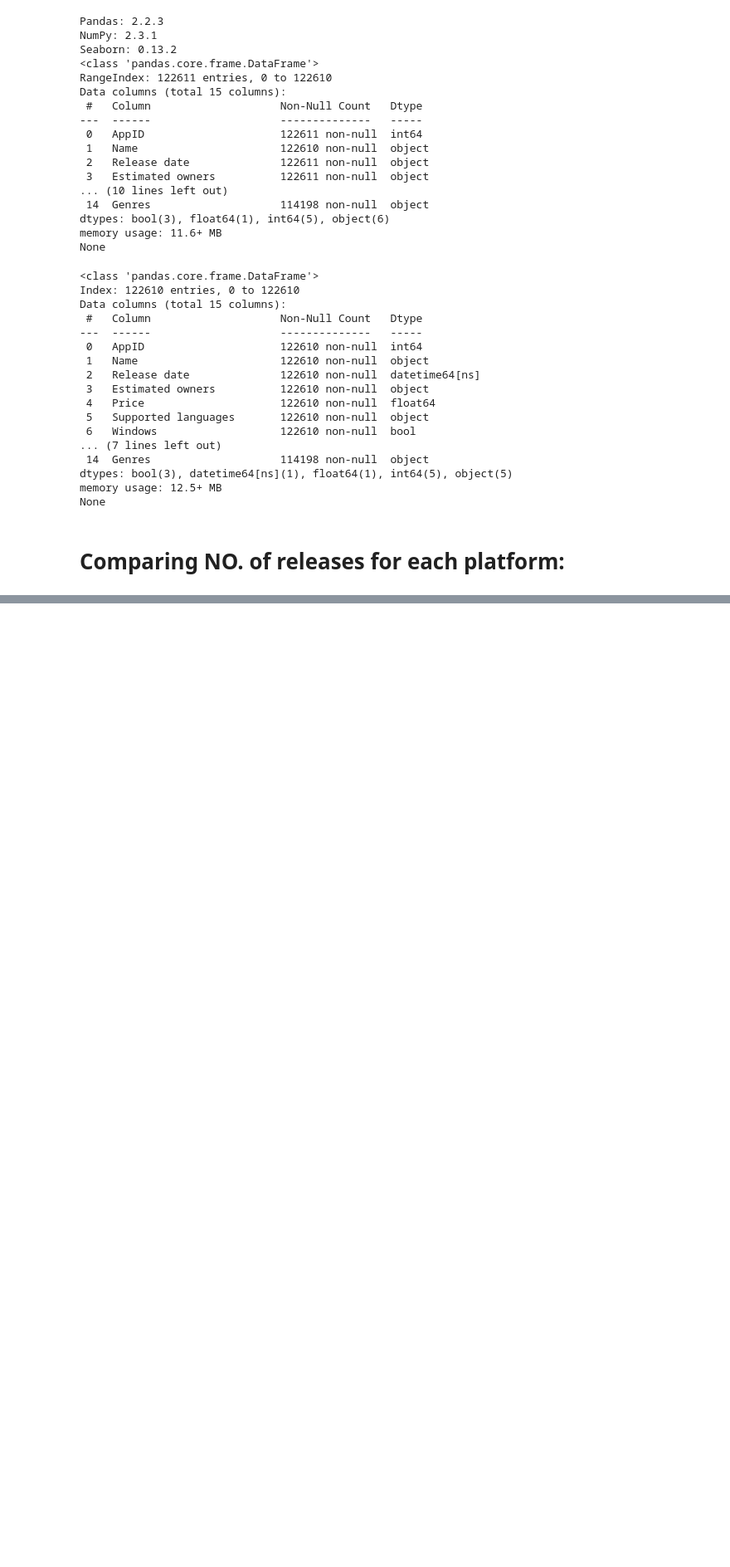
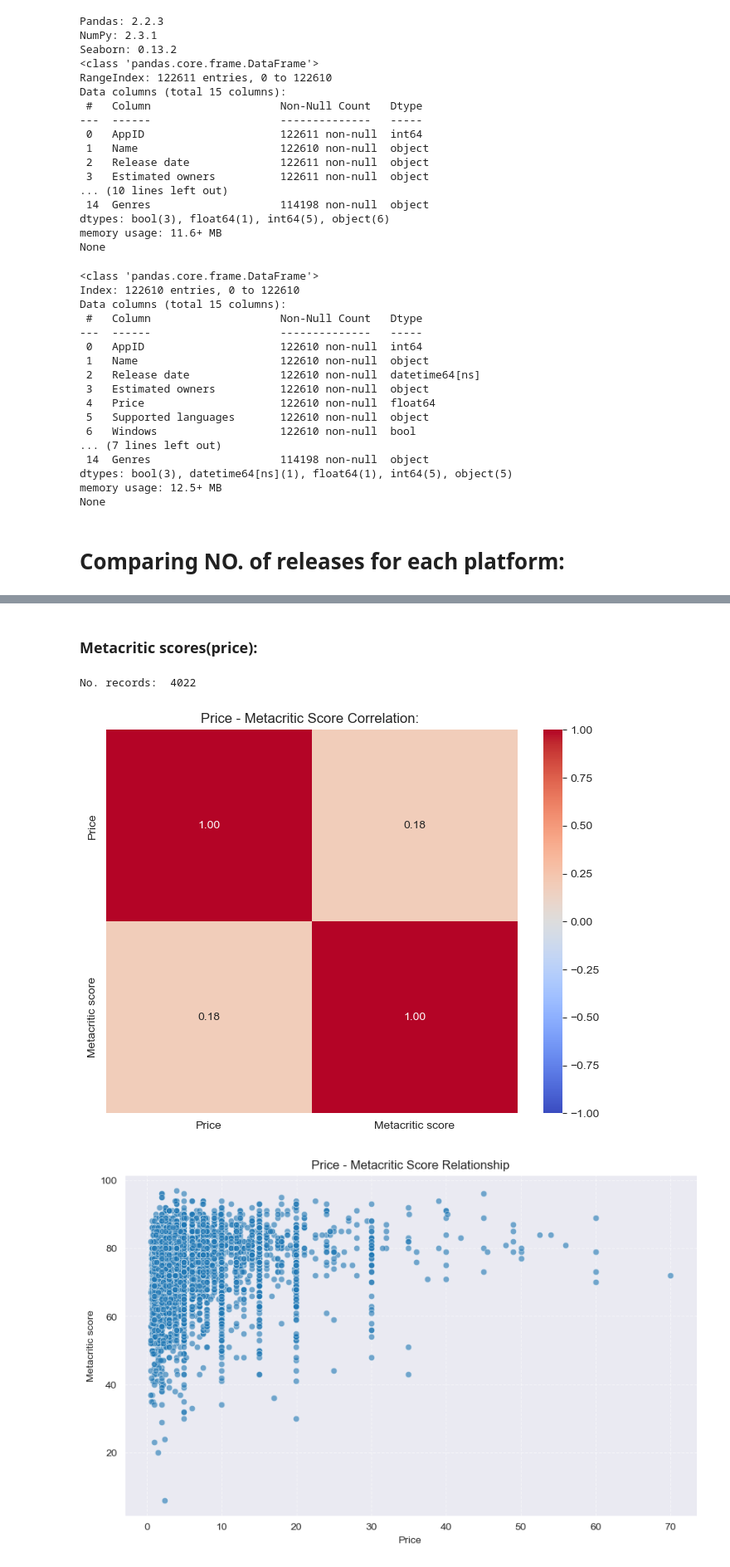
Before and after one commit to Drag0neUsz/EDA1_Steam_Games, a Jupyter notebook: EDA0.ipynb, the cells around one changed output, grey strips where cells are left out. Shown at 83% size. Drawn from its saved outputs; the diff is of its cells as text; code cells hidden in the pictures; blank space fills up the shorter version.

Commit message:
Scores(Prices) correlation added

```diff
--- a/EDA0.ipynb
+++ b/EDA0.ipynb
@@ -102,0 +108,24 @@ dtype: int64
+# %% [markdown]
+### Metacritic scores(price):
+# %%
+df_price_metacritic = df[(df['Price'] > 0) & (df['Metacritic score'] > 0)]
+
+print("No. records: ", len(df_price_metacritic))
+
+corr_matrix = df_price_metacritic[['Price', 'Metacritic score']].corr()
+
+plt.figure(figsize=(8, 6))
+sns.heatmap(corr_matrix, annot=True, cmap='coolwarm', fmt=".2f", vmin=-1, vmax=1)
+plt.title('Price - Metacritic Score Correlation: ')
+
+
+plt.figure(figsize=(10, 6))
+sns.scatterplot(data=df_price_metacritic, x='Price', y='Metacritic score', alpha=0.6)
+plt.title('Price - Metacritic Score Relationship')
+plt.grid(True, linestyle='--', alpha=0.5)
+
+plt.show()
+# %% [output]
+No. records:  4022
+[figure, added]
+[figure, added]
```
Also changed, not shown: parts of 8 cells of this notebook.
